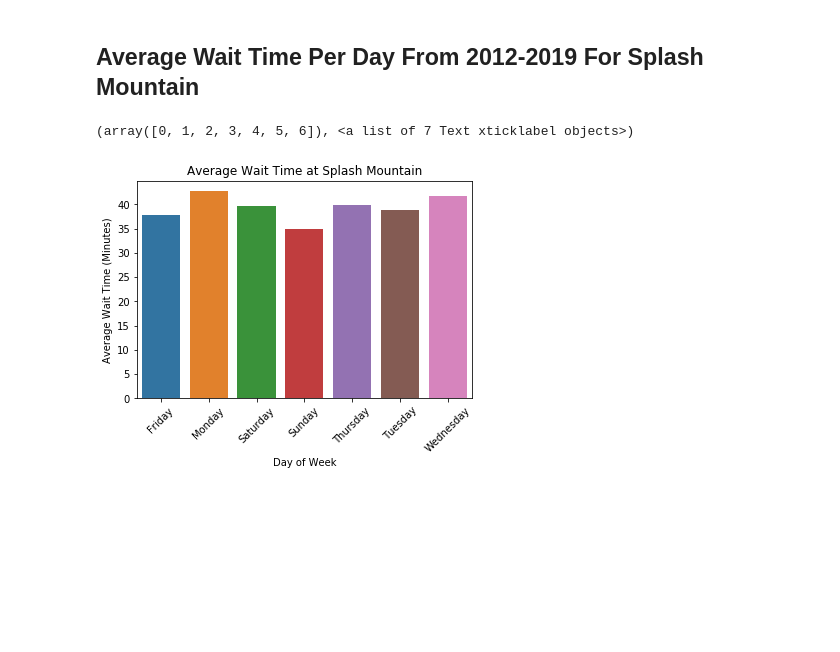
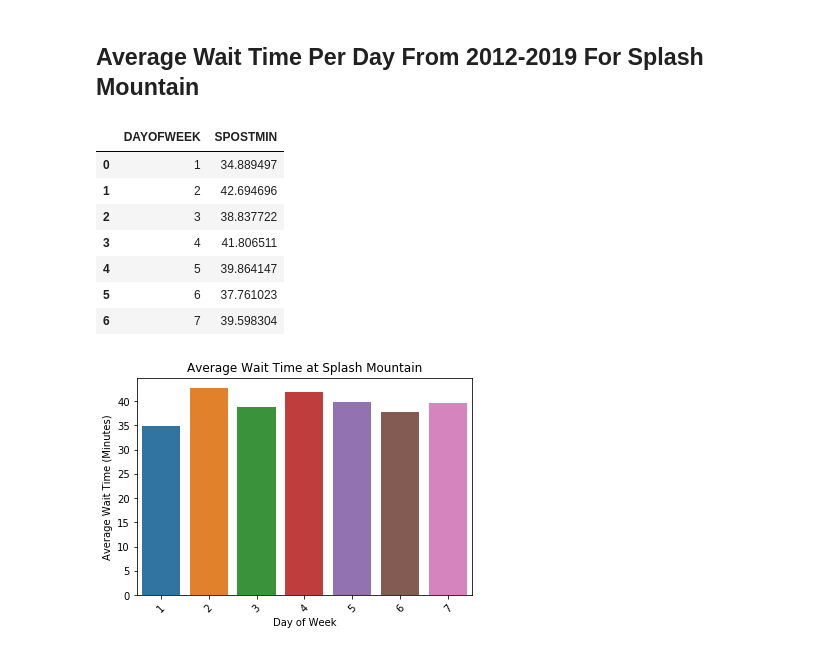
Before and after one commit to daviding11/Splash-Mountain-Wait-Time-Analysis, a Jupyter notebook: DataWrangling-AndyTran.ipynb, the cells around one changed output. Cells and saved outputs as stored; diff of their text form; code cells hidden in the pictures; blank space fills up the shorter version.

```diff
--- a/DataWrangling-AndyTran.ipynb
+++ b/DataWrangling-AndyTran.ipynb
@@ -220,12 +248,23 @@ Longest average wait time in July ever recorded was in July 4th, 2017.
 # %% [markdown]
 ## Average Wait Time Per Day From 2012-2019 For Splash Mountain
 # %%
-day_splash2 = meta_splash2.groupby('DAY')['SPOSTMIN'].mean()
+day_splash2 = meta_splash2.groupby('DAYOFWEEK')['SPOSTMIN'].mean()
 day_splash2 = day_splash2.reset_index()
 
-ax = sns.barplot(x="DAY", y = "SPOSTMIN", data = day_splash2)
+ax = sns.barplot(x="DAYOFWEEK", y = "SPOSTMIN", data = day_splash2)
+
+# lEARN HOW TO CHANGE INDEXNAME/ ROW NAME
 ax.set(xlabel = 'Day of Week', ylabel = 'Average Wait Time (Minutes)', title = 'Average Wait Time at Splash Mountain')
 plt.xticks(rotation = 45)
+
+day_splash2
 # %% [output]
-(array([0, 1, 2, 3, 4, 5, 6]), <a list of 7 Text xticklabel objects>)
+|  | DAYOFWEEK | SPOSTMIN |
+| 0 | 1 | 34.889497 |
+| 1 | 2 | 42.694696 |
+| 2 | 3 | 38.837722 |
+| 3 | 4 | 41.806511 |
+| 4 | 5 | 39.864147 |
+| 5 | 6 | 37.761023 |
+| 6 | 7 | 39.598304 |
-[figure, old version]
+[figure, new version]
```
Also changed, not shown: parts of 22 cells of this notebook.
